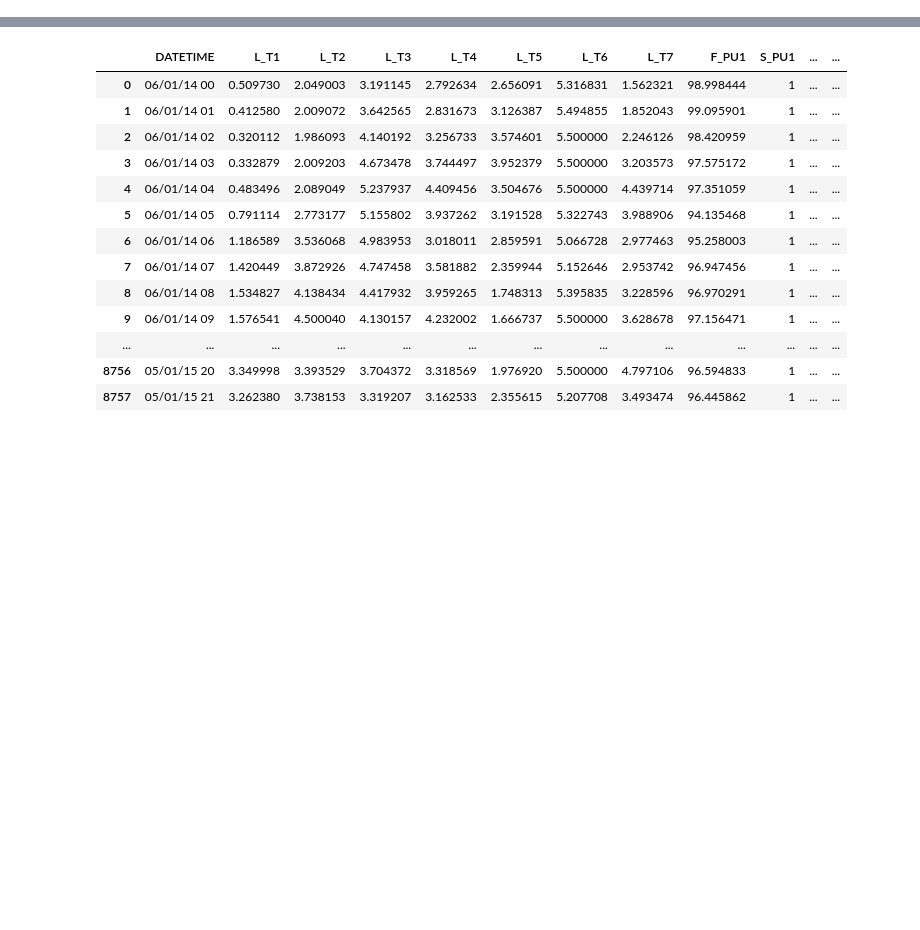
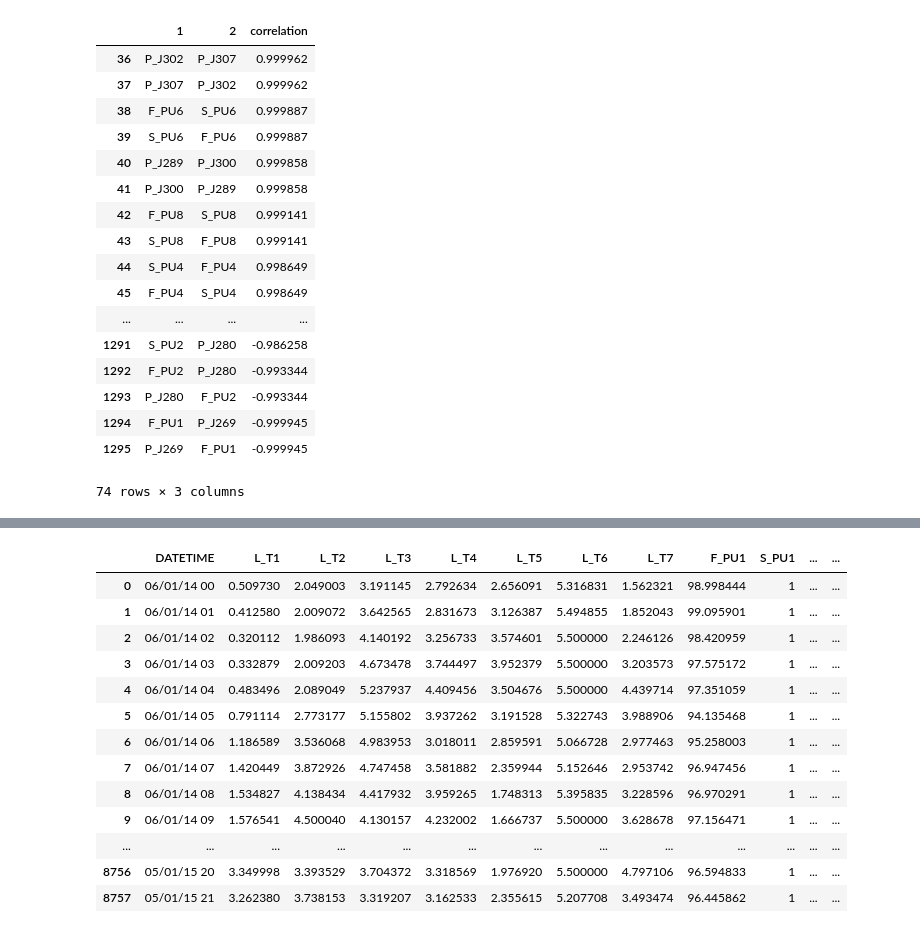
Before and after one commit to sebastiaansch/CDALab2, a Jupyter notebook: Assignment/FamiliarizationTask.ipynb, the cells around one changed output, grey strips where cells are left out. Saved outputs shown, nothing was run; the diff lists cells and outputs as text; code cells hidden in the pictures; blank space fills up the shorter version.

```diff
--- a/Assignment/FamiliarizationTask.ipynb
+++ b/Assignment/FamiliarizationTask.ipynb
@@ -36,6 +59,27 @@ sns.heatmap(correlheat)
 # %%
 idx = len(df1) - 1 if len(df1) % 24 else len(df1)
 test = df1[:idx].groupby(df1.index[:idx] // 24).mean()
+# %%
+corr
+# %% [output]
+|  | 1 | 2 | correlation |
+| 36 | P_J302 | P_J307 | 0.999962 |
+| 37 | P_J307 | P_J302 | 0.999962 |
+| 38 | F_PU6 | S_PU6 | 0.999887 |
+| 39 | S_PU6 | F_PU6 | 0.999887 |
+| 40 | P_J289 | P_J300 | 0.999858 |
+| 41 | P_J300 | P_J289 | 0.999858 |
+| 42 | F_PU8 | S_PU8 | 0.999141 |
+| 43 | S_PU8 | F_PU8 | 0.999141 |
+| 44 | S_PU4 | F_PU4 | 0.998649 |
+| 45 | F_PU4 | S_PU4 | 0.998649 |
+| ... | ... | ... | ... |
+| 1291 | S_PU2 | P_J280 | -0.986258 |
+| 1292 | F_PU2 | P_J280 | -0.993344 |
+| 1293 | P_J280 | F_PU2 | -0.993344 |
+| 1294 | F_PU1 | P_J269 | -0.999945 |
+| 1295 | P_J269 | F_PU1 | -0.999945 |
+74 rows × 3 columns
 # %%
 plt.plot(test["L_T1"][0:10])
 # %% [output]
```
Also changed, not shown: parts of 12 cells of this notebook.
